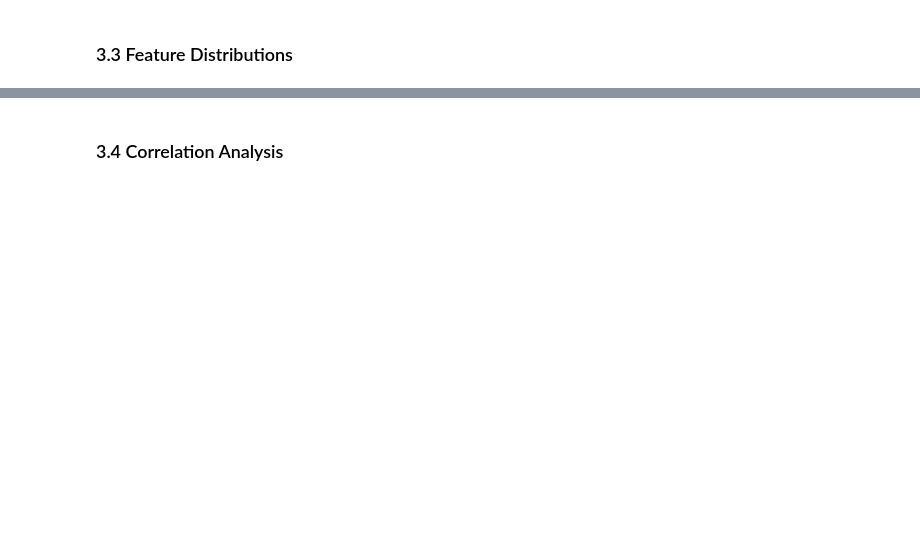
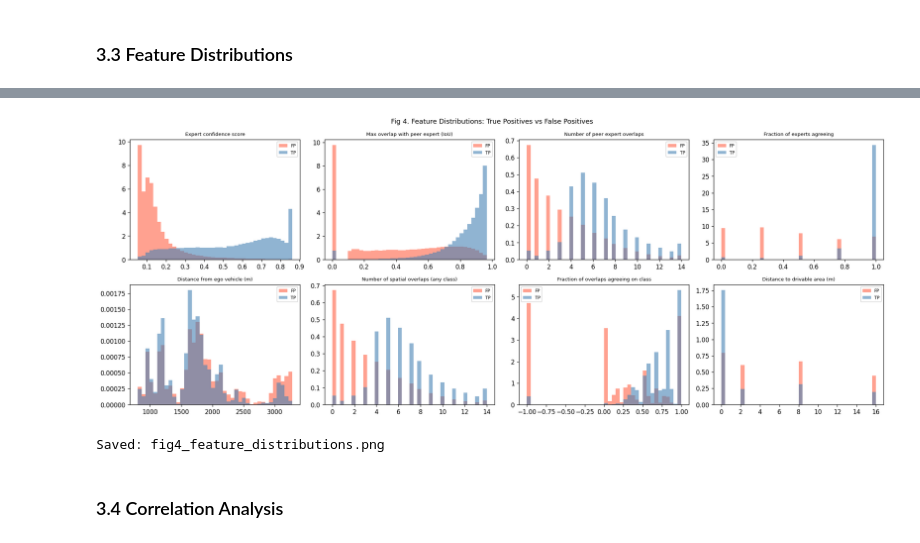
Before and after one commit to aaiprojects/moe-lidar-detection, a Jupyter notebook: notebook/data_cleaning_eda.ipynb, the cells around one changed output, grey strips where cells are left out. Cells and saved outputs as stored; diff of their text form; code cells hidden in the pictures; blank space fills up the shorter version.

```diff
--- a/notebook/data_cleaning_eda.ipynb
+++ b/notebook/data_cleaning_eda.ipynb
@@ -295,31 +404,39 @@ print('Saved: fig3_score_distribution.png')
 # %%
 # ── Figure 4: Key feature distributions ─────────────────────────────────────
-# We show histograms for the five most discriminative features to reveal their
-# range and shape before feeding them into the router.
+# We show histograms for eight discriminative features -- the five original
+# ones plus the three added since: n_spatial_overlaps, class_agreement (both
+# from cross-expert/cross-class spatial matching), and dist_to_drivable_area
+# (from nuScenes' rasterized semantic-prior map).
 
 FEATURE_LABELS = {
-    'detection_score'  : 'Expert confidence score',
-    'max_peer_iou'     : 'Max overlap with peer expert (IoU)',
-    'n_peer_overlaps'  : 'Number of peer expert overlaps',
-    'expert_agreement' : 'Fraction of experts agreeing',
-    'dist_from_ego'    : 'Distance from ego vehicle (m)',
+    'detection_score'       : 'Expert confidence score',
+    'max_peer_iou'          : 'Max overlap with peer expert (IoU)',
+    'n_peer_overlaps'       : 'Number of peer expert overlaps',
+    'expert_agreement'      : 'Fraction of experts agreeing',
+    'dist_from_ego'         : 'Distance from ego vehicle (m)',
+    'n_spatial_overlaps'    : 'Number of spatial overlaps (any class)',
+    'class_agreement'       : 'Fraction of overlaps agreeing on class',
+    'dist_to_drivable_area' : 'Distance to drivable area (m)',
 }
 
-fig, axes = plt.subplots(1, 5, figsize=(18, 3.5))
-for ax, (col, label) in zip(axes, FEATURE_LABELS.items()):
+fig, axes = plt.subplots(2, 4, figsize=(18, 7))
+for ax, (col, label) in zip(axes.flat, FEATURE_LABELS.items()):
     for lbl, color, name in [(0, 'tomato', 'FP'), (1, 'steelblue', 'TP')]:
         vals = df_tr[df_tr['label'] == lbl][col].clip(
             df_tr[col].quantile(0.01), df_tr[col].quantile(0.99))
         ax.hist(vals, bins=40, alpha=0.6, color=color, label=name, density=True)
     ax.set_title(label, fontsize=8)
     ax.set_xlabel('')
     ax.legend(fontsize=7)
 
 fig.suptitle('Fig 4. Feature Distributions: True Positives vs False Positives', fontsize=11)
 plt.tight_layout()
 plt.savefig(FIG_DIR / 'fig4_feature_distributions.png', bbox_inches='tight')
 plt.show()
 print('Saved: fig4_feature_distributions.png')
+# %% [output]
+[figure, added]
+Saved: fig4_feature_distributions.png
 # %% [markdown]
 ### 3.4  Correlation Analysis
 # %%
```
Also changed, not shown: parts of 24 cells of this notebook, 1 other file.
